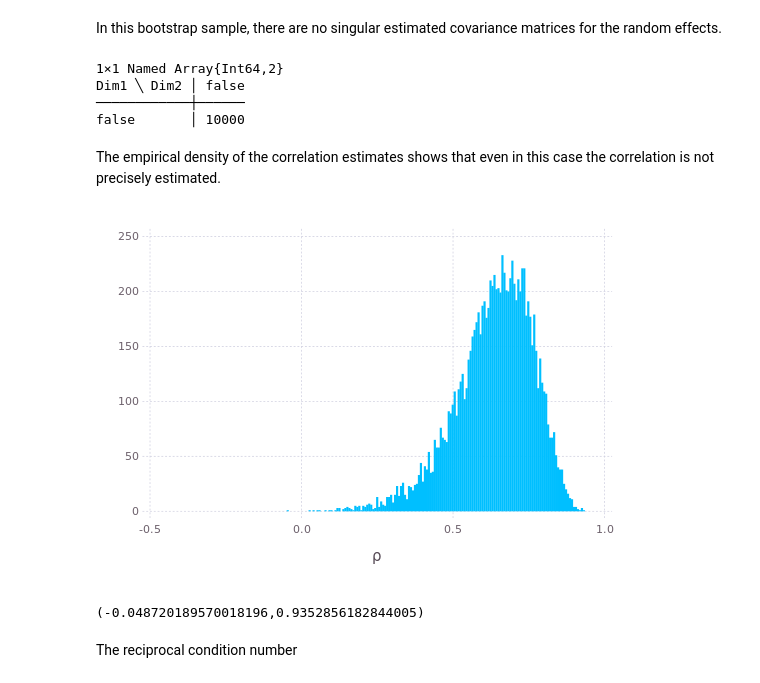
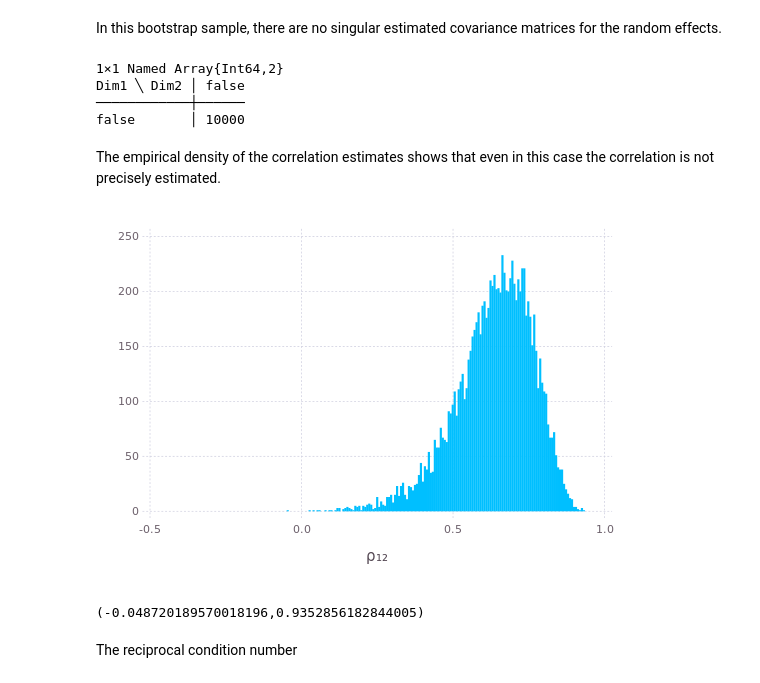
Before and after one commit to dmbates/MixedModelsinJulia, a Jupyter notebook: SingularCovariance.ipynb, the cells around one changed output. Cells and saved outputs as stored; diff of their text form; code cells hidden in the pictures.

```diff
--- a/SingularCovariance.ipynb
+++ b/SingularCovariance.ipynb
@@ -376,23 +337,22 @@ srand(4321234)
 # %% [markdown]
 In this bootstrap sample, there are no singular estimated covariance matrices for the random effects.
-# %%
-freqtable(issmall.(view(theta, 1, :)), issmall.(view(theta, 3, :)))
-# %% [output]
-1×1 Named Array{Int64,2}
-Dim1 ╲ Dim2 │ false
-────────────┼──────
-false       │ 10000
+# %%
+freqtable(issmall.(oxboysmbtstrp[:θ₁]), issmall.(oxboysmbtstrp[:θ₃]))
+# %% [output]
+1×1 Named Array{Int64,2}
+Dim1 ╲ Dim2 │ false
+────────────┼──────
+false       │ 10000
 # %% [markdown]
 The empirical density of the correlation estimates shows that even in this case the correlation is not precisely estimated.
-# %%
-rho = vec(mapslices(theta2rho, theta, [1]))
-plot(x = rho, Geom.histogram, Guide.xlabel("ρ"))
-# %% [output]
-[figure, removed]
-# %%
-extrema(rho)
-# %% [output]
-(-0.048720189570018196,0.9352856182844005)
+# %%
+plot(oxboysmbtstrp, x = :ρ₁, histogram, xlabel("ρ₁₂"))
+# %% [output]
+[figure, added]
+# %%
+extrema(oxboysmbtstrp[:ρ₁])
+# %% [output]
+(-0.048720189570018196,0.9352856182844005)
 # %% [markdown]
 The reciprocal condition number
 # %%
```
Also changed, not shown: parts of 39 cells of this notebook, 2 other files.
